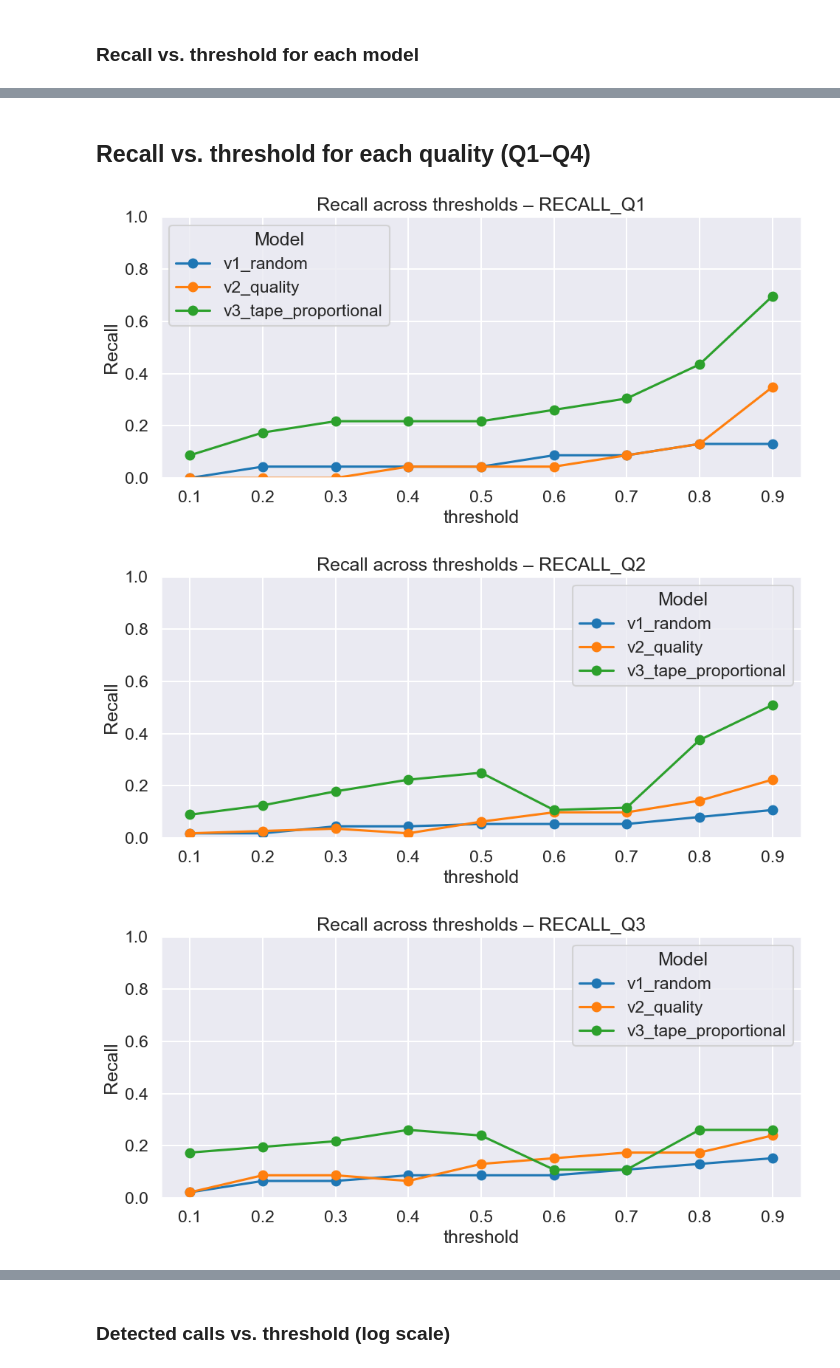
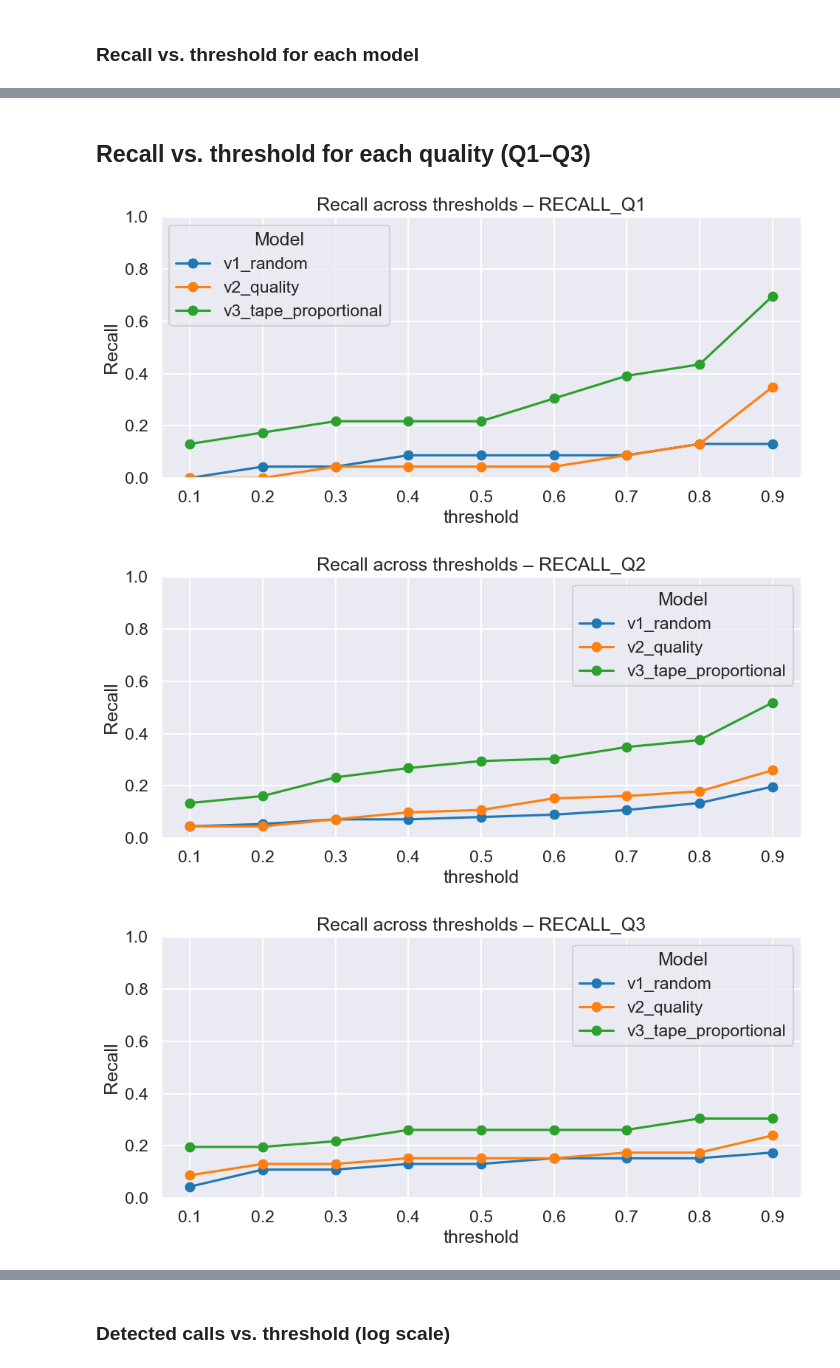
Before and after one commit to darizae/alpaca-segmentation, a Jupyter notebook: tools/metrics_analysis.ipynb, the cells around one changed output, grey strips where cells are left out. Drawn from its saved outputs; the diff is of its cells as text; code cells hidden in the pictures.

```diff
--- a/tools/metrics_analysis.ipynb
+++ b/tools/metrics_analysis.ipynb
@@ -20,7 +20,7 @@ import seaborn as sns
 
 sns.set_context("talk")
 # %%
-METRICS_CSV = Path("metrics.csv")  # adjust if saved elsewhere
+METRICS_CSV = Path("/Users/danie/repos/alpaca-segmentation/BENCHMARK/metrics.csv")  # adjust if saved elsewhere
 assert METRICS_CSV.exists(), f"{METRICS_CSV} not found"
 # %%
 df = pd.read_csv(METRICS_CSV)
@@ -86,28 +86,28 @@ plt.show()
 # %% [markdown]
-## Recall vs. threshold for each quality (Q1–Q4)
+## Recall vs. threshold for each quality (Q1–Q3)
 # %%
-qualities = ["recall_q1", "recall_q2", "recall_q3", "recall_q4"]
+qualities = ["recall_q1", "recall_q2", "recall_q3"]
 
 for q in qualities:
     if q in df.columns:
         plt.figure(figsize=(10, 5))
         for model, sub in df.groupby("model"):
             sub_sorted = sub.sort_values("threshold")
             plt.plot(
                 sub_sorted["threshold"],
                 sub_sorted[q],
                 marker="o",
                 label=model
             )
         plt.title(f"Recall across thresholds – {q.upper()}")
         plt.xlabel("threshold")
         plt.ylabel("Recall")
         plt.ylim(0, 1)
         plt.grid(True)
         plt.legend(title="Model")
         plt.tight_layout()
         plt.show()
 # %% [output]
-[figure, old version]
+[figure, new version]
-[figure, old version]
+[figure, new version]
-[figure, old version]
+[figure, new version]
```
Also changed, not shown: parts of 12 cells of this notebook, 2 other files.
